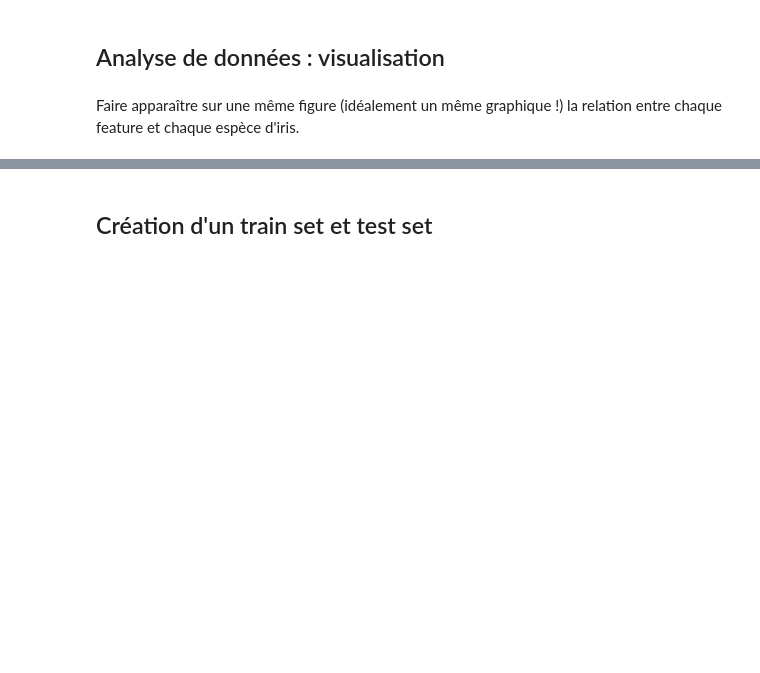
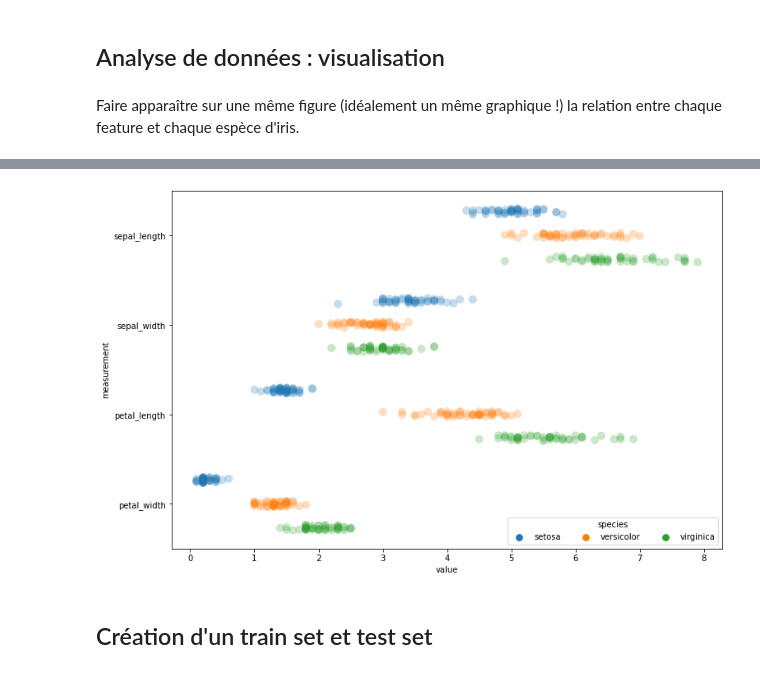
Before and after one commit to louiskuhn/IA-P2-Euskadi, a Jupyter notebook: Régression logistique/4. La régression logistique Iris.ipynb, the cells around one changed output, grey strips where cells are left out. Cells and saved outputs as stored; diff of their text form; code cells hidden in the pictures; blank space fills up the shorter version.

```diff
--- a/Régression logistique/4. La régression logistique Iris.ipynb
+++ b/Régression logistique/4. La régression logistique Iris.ipynb
@@ -15,2 +96,14 @@ Faire apparaître sur une même figure (idéalement un même graphique !) la rel
+# %%
+iris = pd.melt(data, "species", var_name="measurement")
+
+fig, ax = plt.subplots(figsize=(12,8))
+
+sns.stripplot(x="value", y="measurement", hue="species", data=iris, dodge=True, jitter=True,size=10, alpha=.25)
+
+handles, labels = ax.get_legend_handles_labels()
+ax.legend(handles[:3], labels[:3], title="species", loc="lower right", ncol=3)
+plt.show()
+# %% [output]
+[figure, added]
 # %% [markdown]
 ## Création d'un train set et test set
```
Also changed, not shown: parts of 10 cells of this notebook.
